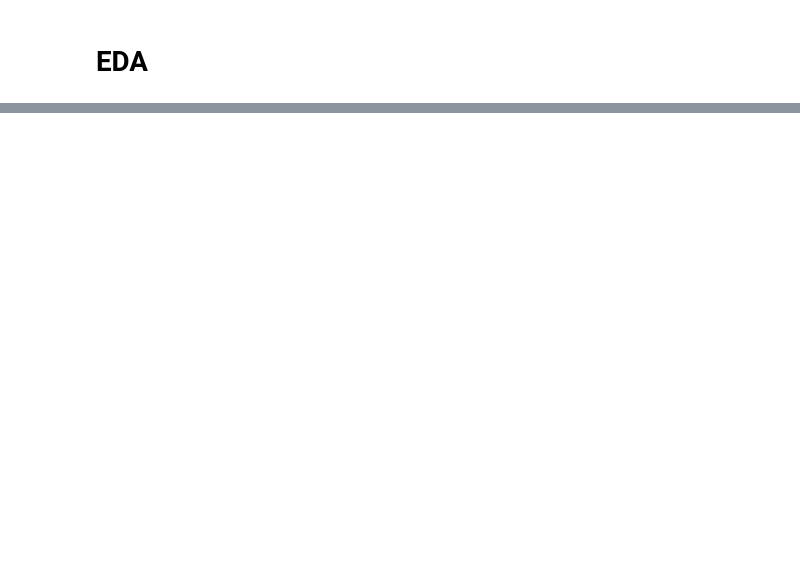
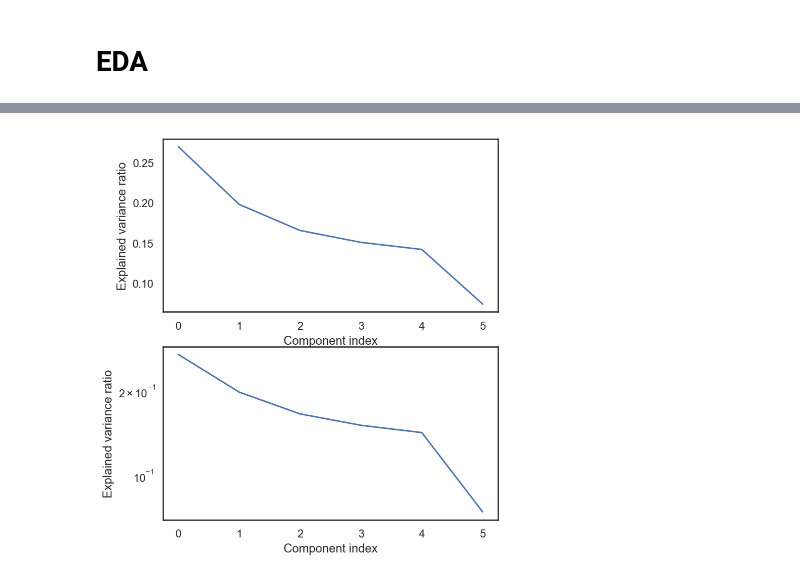
Before and after one commit to tarrelateto1/dataMining, a Jupyter notebook: Project.ipynb, the cells around one changed output, grey strips where cells are left out. Saved outputs shown, nothing was run; the diff lists cells and outputs as text; code cells hidden in the pictures; blank space fills up the shorter version.

```diff
--- a/Project.ipynb
+++ b/Project.ipynb
@@ -132,0 +184,13 @@ plt.ylabel("second principal component")
+# %%
+pca_scaled = make_pipeline(StandardScaler(), PCA())
+pca_scaled.fit(data,data_y["key_room_type"])
+pca = pca_scaled.named_steps['pca']
+
+fig, axes = plt.subplots(2, figsize=(6, 7))
+axes[0].plot(pca.explained_variance_ratio_)
+axes[1].semilogy(pca.explained_variance_ratio_)
+for ax in axes:
+    ax.set_xlabel("Component index")
+    ax.set_ylabel("Explained variance ratio")
+# %% [output]
+[figure, added]
```
Also changed, not shown: parts of 15 cells of this notebook.
